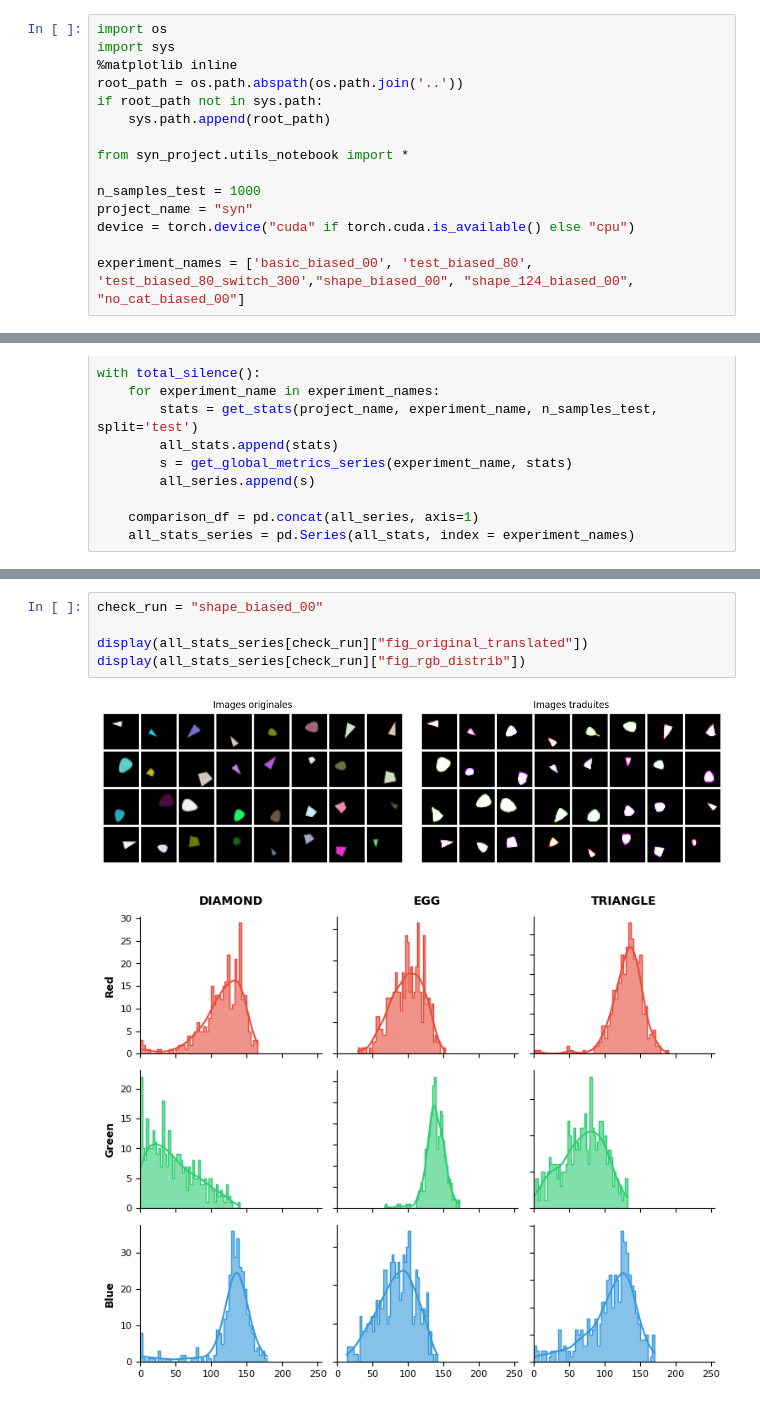
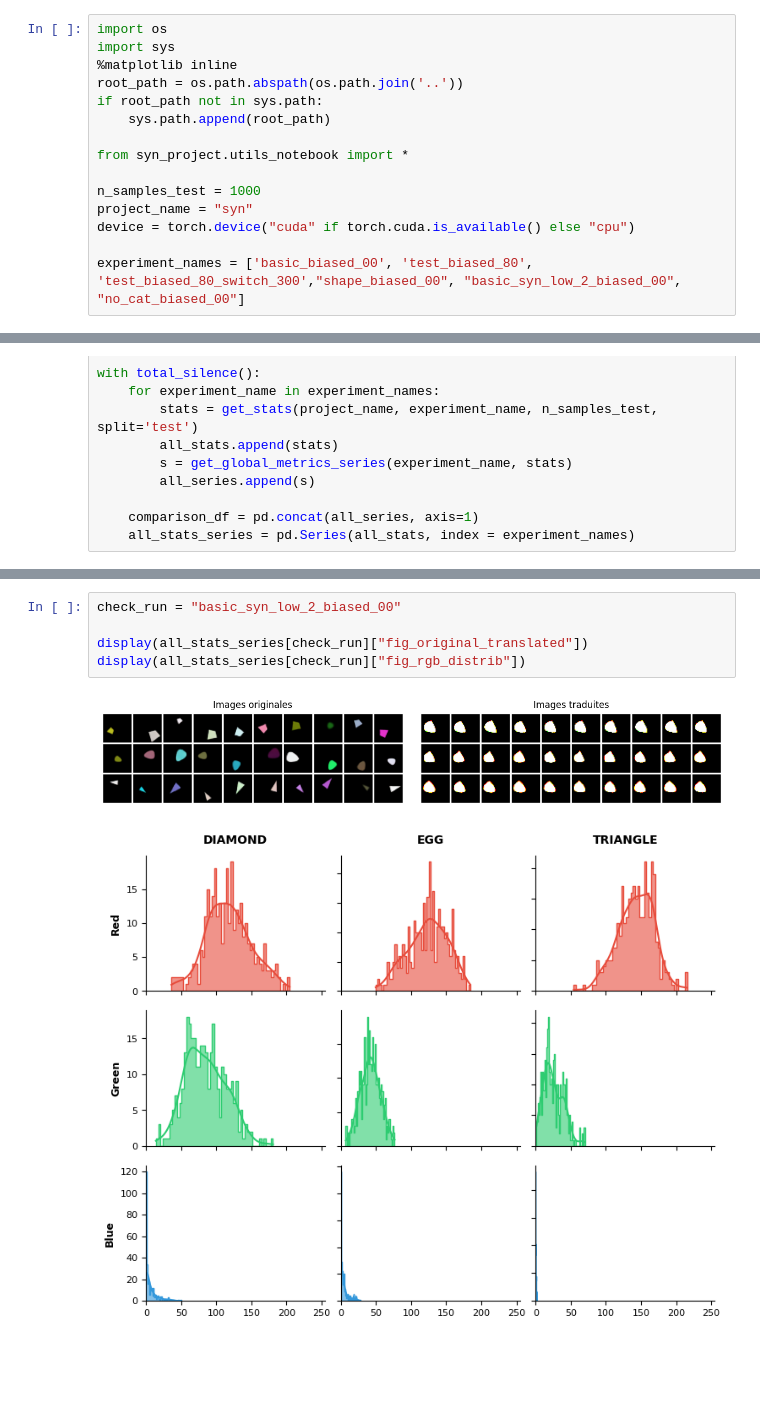
Before and after one commit to lucas-ch/gwsyn, a Jupyter notebook: notebooks/report.ipynb, the cells around one changed output, grey strips where cells are left out. Cells and saved outputs as stored; diff of their text form; blank space fills up the shorter version.

```diff
--- a/notebooks/report.ipynb
+++ b/notebooks/report.ipynb
@@ -12,7 +12,7 @@ n_samples_test = 1000
 project_name = "syn"
 device = torch.device("cuda" if torch.cuda.is_available() else "cpu")
 
-experiment_names = ['basic_biased_00', 'test_biased_80', 'test_biased_80_switch_300',"shape_biased_00", "shape_124_biased_00", "no_cat_biased_00"]
+experiment_names = ['basic_biased_00', 'test_biased_80', 'test_biased_80_switch_300',"shape_biased_00", "basic_syn_low_2_biased_00", "no_cat_biased_00"]
 # %%
 
 all_series = []
@@ -49,8 +49,8 @@ display(comparison_df)
 # %%
-check_run = "shape_biased_00"
+check_run = "basic_syn_low_2_biased_00"
 
 display(all_stats_series[check_run]["fig_original_translated"])
 display(all_stats_series[check_run]["fig_rgb_distrib"])
 # %% [output]
-[figure, old version]
+[figure, new version]
-[figure, old version]
+[figure, new version]
```
Also changed, not shown: parts of 1 cell of this notebook, 9 other files.
